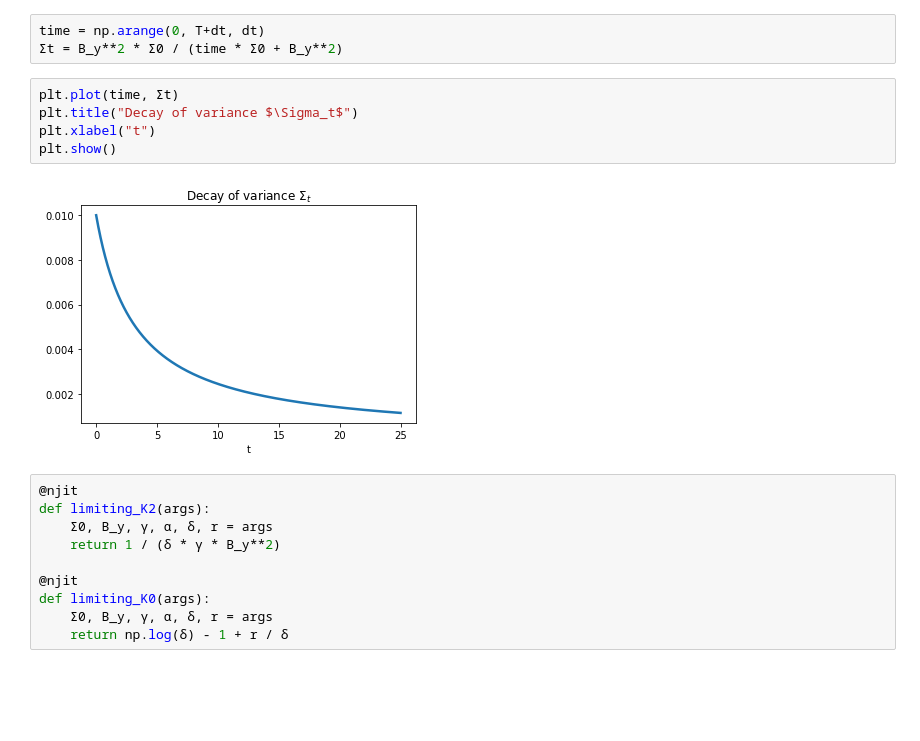
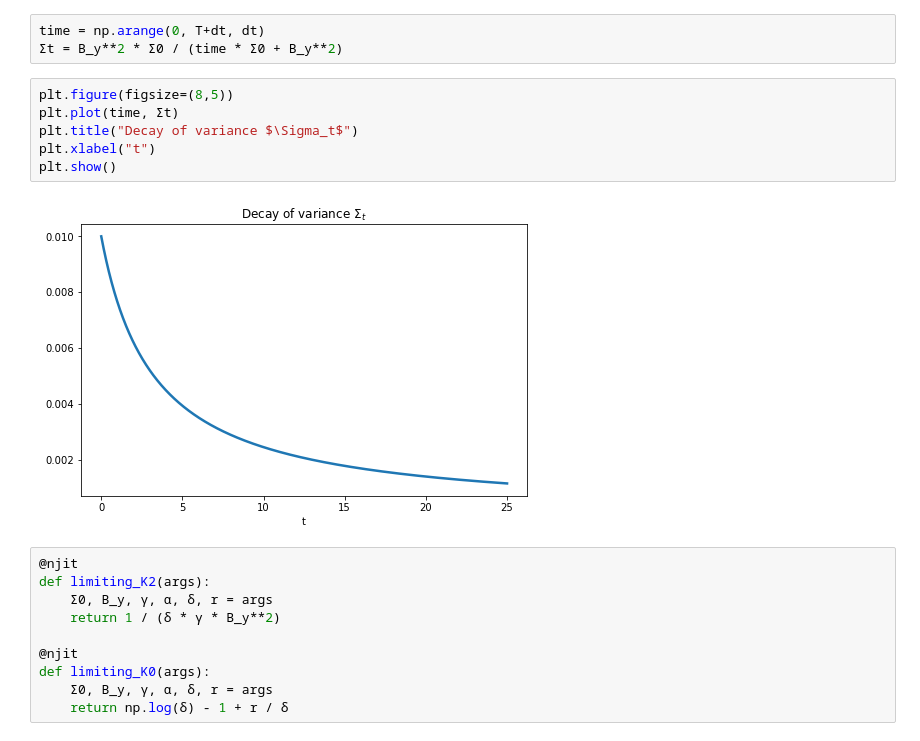
Before and after one commit to lphansen/PortfolioChoice, a Jupyter notebook: PortfolioSolution.ipynb, the cells around one changed output. Cells and saved outputs as stored; diff of their text form; blank space fills up the shorter version.

```diff
--- a/PortfolioSolution.ipynb
+++ b/PortfolioSolution.ipynb
@@ -119,12 +101,13 @@ dt = 0.01
 time = np.arange(0, T+dt, dt)
 Σt = B_y**2 * Σ0 / (time * Σ0 + B_y**2)
 # %%
+plt.figure(figsize=(8,5))
 plt.plot(time, Σt)
 plt.title("Decay of variance $\Sigma_t$")
 plt.xlabel("t")
 plt.show()
 # %% [output]
-[figure, old version]
+[figure, new version]
 # %%
 @njit
 def limiting_K2(args):
```
Also changed, not shown: parts of 13 cells of this notebook.
